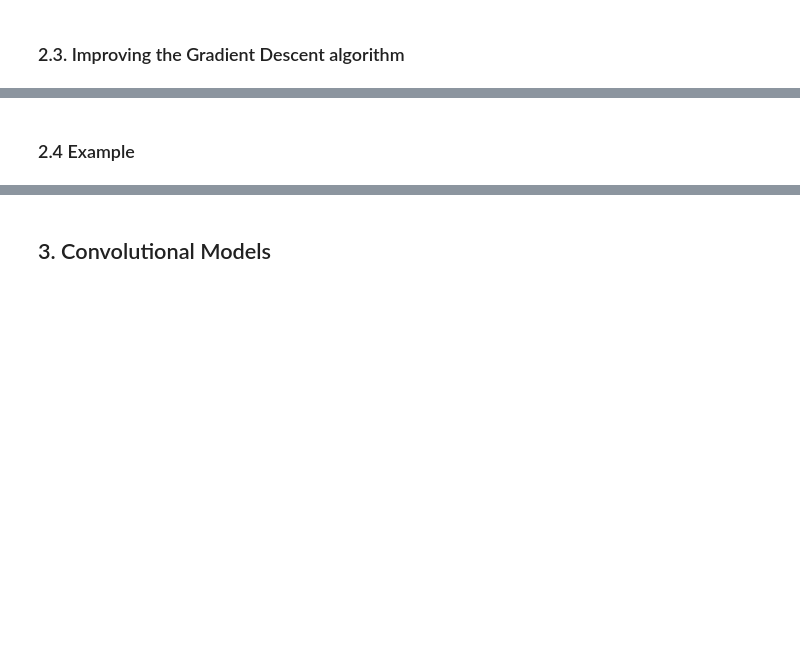
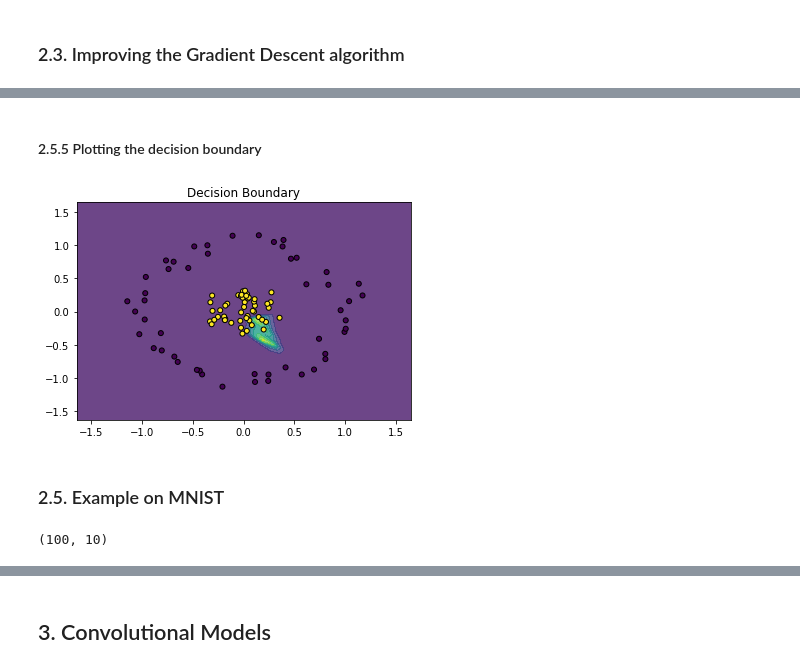
Before and after one commit to Taib/Introduction-to-ML, a Jupyter notebook: Lect_03.ipynb, the cells around one changed output, grey strips where cells are left out. Saved outputs shown, nothing was run; the diff lists cells and outputs as text; code cells hidden in the pictures; blank space fills up the shorter version.

```diff
--- a/Lect_03.ipynb
+++ b/Lect_03.ipynb
@@ -395,2 +1117,8 @@ $$ \mathcal{L}(\theta) = - \sum_{k=1}^C {\mathbb{1}\{y=k\}} \log f(\mathbf{x}; \
+# %% [markdown]
+#### 2.5.5 Plotting the decision boundary
+# %%
+print_decision(X, y, my_mlp)
+# %% [output]
+[figure, added]
 # %% [markdown]
-### 2.4 Example
+### 2.5. Example on MNIST
@@ -396,0 +1158,4 @@ $$ \mathcal{L}(\theta) = - \sum_{k=1}^C {\mathbb{1}\{y=k\}} \log f(\mathbf{x}; \
+# %%
+y_train_mnist[:100].shape
+# %% [output]
+(100, 10)
```
Also changed, not shown: parts of 71 cells of this notebook, 6 other files.
